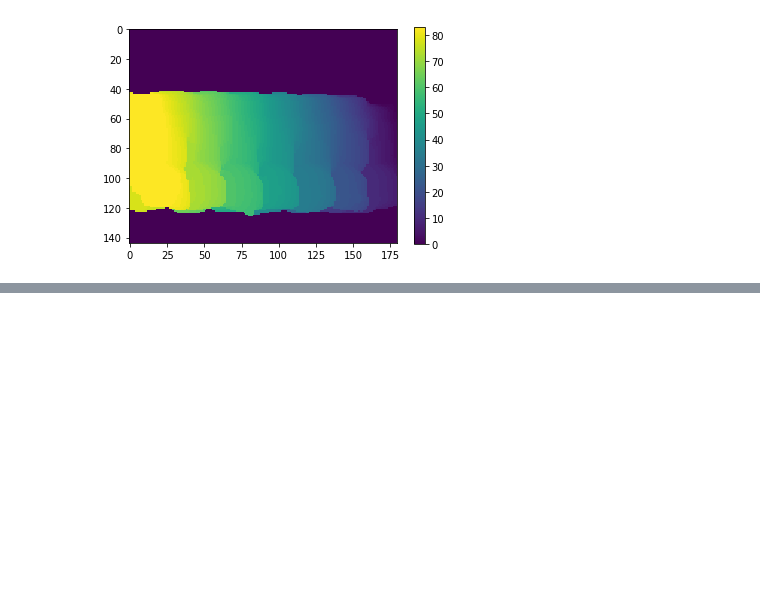
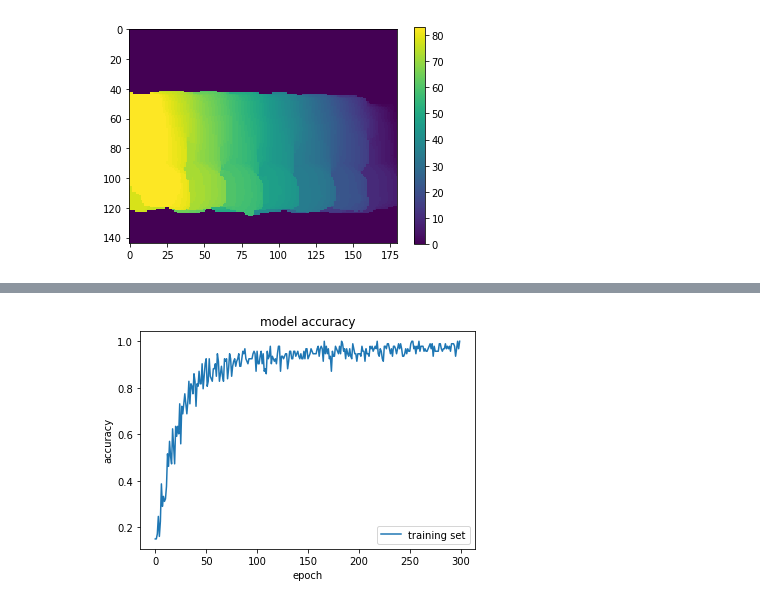
Before and after one commit to Aral-Sarrafi/Computer-vision-Project, a Jupyter notebook: Activity_Recognition_Updated.ipynb, the cells around one changed output, grey strips where cells are left out. Cells and saved outputs as stored; diff of their text form; code cells hidden in the pictures; blank space fills up the shorter version.

```diff
--- a/Activity_Recognition_Updated.ipynb
+++ b/Activity_Recognition_Updated.ipynb
@@ -257,0 +285,13 @@ Epoch 100/100
+# %%
+### plot the training and validation loss for each epoch
+fig = plt.figure()
+plt.plot(history.history['acc'])
+plt.title('model accuracy')
+plt.ylabel('accuracy')
+plt.xlabel('epoch')
+plt.legend(['training set', 'validation set'], loc='lower right')
+plt.show()
+
+fig.savefig("Figures/acc.jpg", bbox_inches = "tight")
+# %% [output]
+[figure, added]
```
Also changed, not shown: parts of 8 cells of this notebook, 1 other file.
